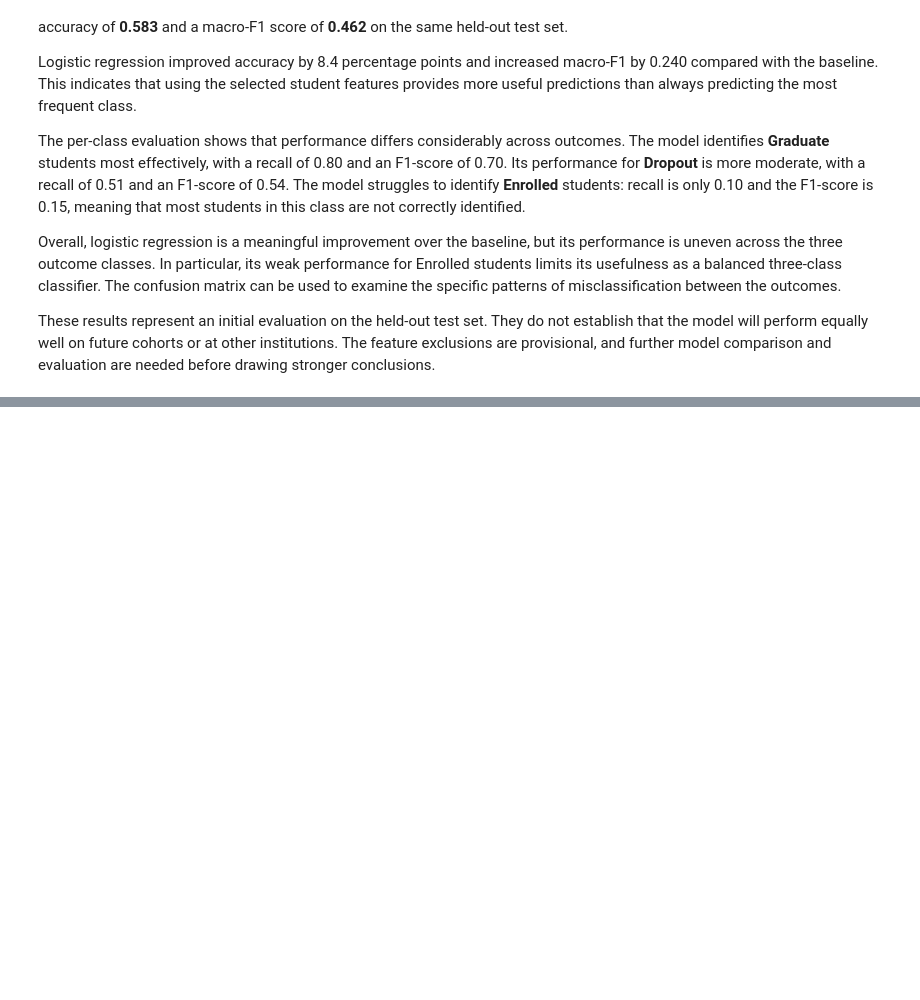
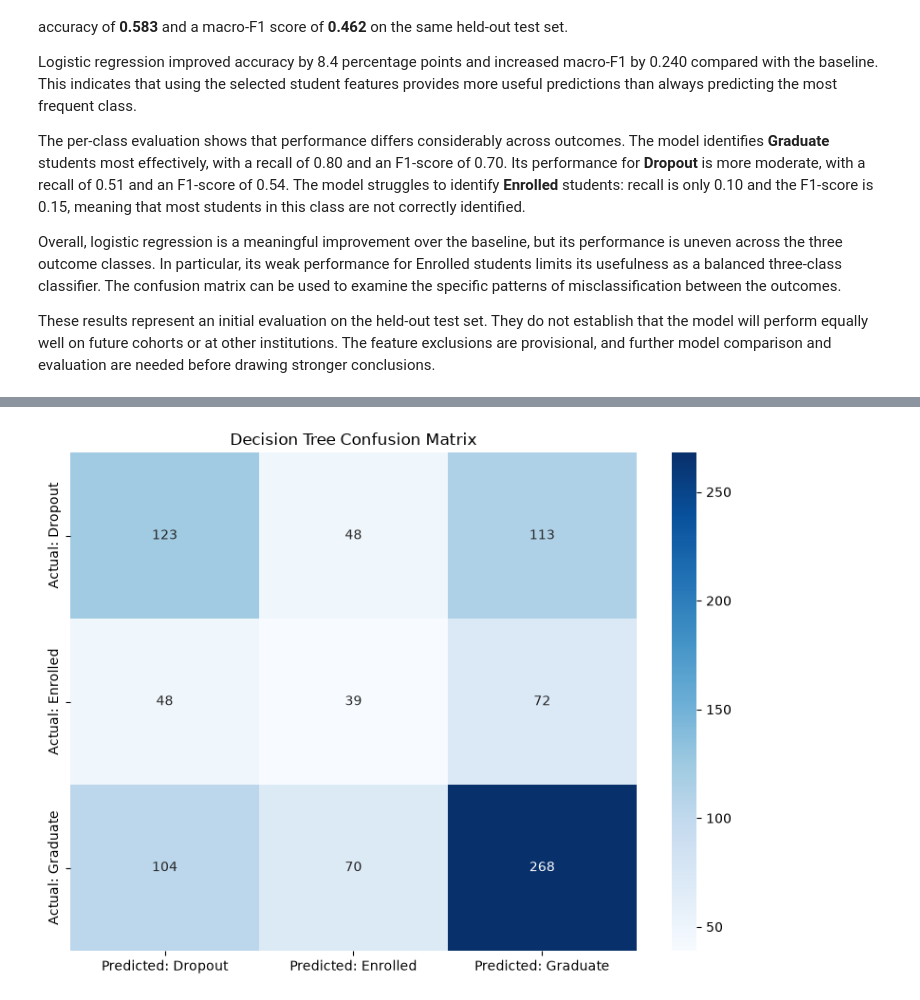
Before and after one commit to mrymsarabi/student-dropout-prediction, a Jupyter notebook: notebooks/04_modeling.ipynb, the cells around one changed output, grey strips where cells are left out. Saved outputs shown, nothing was run; the diff lists cells and outputs as text; code cells hidden in the pictures; blank space fills up the shorter version.

Commit message:
Compare decision tree with logistic regression

```diff
--- a/notebooks/04_modeling.ipynb
+++ b/notebooks/04_modeling.ipynb
@@ -380,0 +390,11 @@ These results represent an initial evaluation on the held-out test set. They do
+# %%
+decision_tree_model = Pipeline(
+    steps=[
+        ("preprocessor", preprocessor),
+        ("classifier", DecisionTreeClassifier(random_state=42)),
+    ]
+)
+# %%
+decision_tree_model.fit(X_train, y_train)
+
+print("Decision tree pipeline fitted successfully.")
@@ -380,0 +403,5 @@ These results represent an initial evaluation on the held-out test set. They do
+# %%
+y_pred_tree = decision_tree_model.predict(X_test)
+
+print("Number of predictions:", len(y_pred_tree))
+print("First 10 predictions:", y_pred_tree[:10])
@@ -380,0 +453,27 @@ These results represent an initial evaluation on the held-out test set. They do
+# %%
+cm_tree = confusion_matrix(
+    y_test,
+    y_pred_tree,
+    labels=class_labels,
+)
+
+cm_tree_df = pd.DataFrame(
+    cm_tree,
+    index=[f"Actual: {label}" for label in class_labels],
+    columns=[f"Predicted: {label}" for label in class_labels],
+)
+
+plt.figure(figsize=(8, 6))
+
+sns.heatmap(
+    cm_tree_df,
+    annot=True,
+    fmt="d",
+    cmap="Blues",
+)
+
+plt.title("Decision Tree Confusion Matrix")
+plt.tight_layout()
+plt.show()
+# %% [output]
+[figure, added]
```
Also changed, not shown: parts of 9 cells of this notebook.
